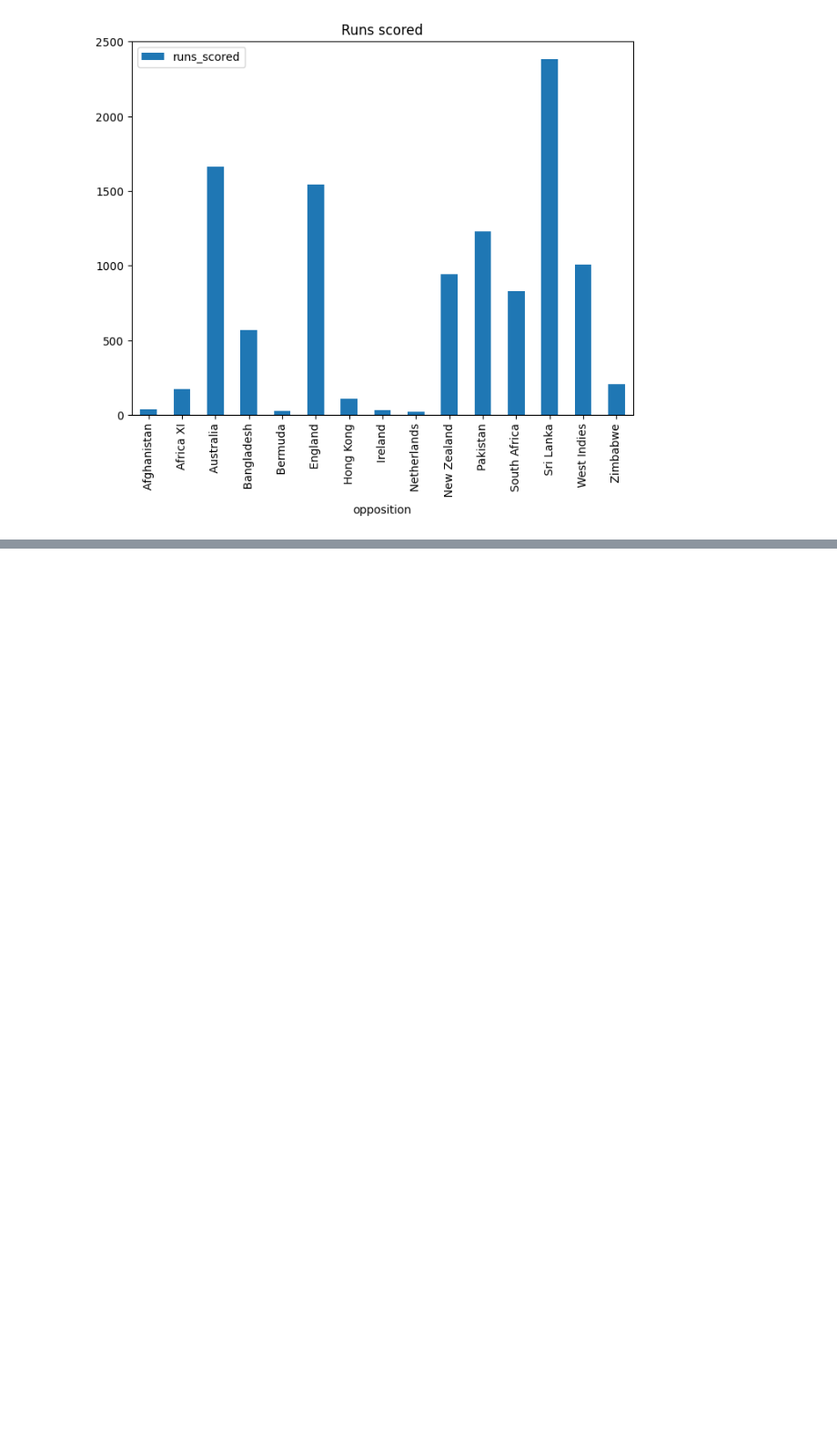
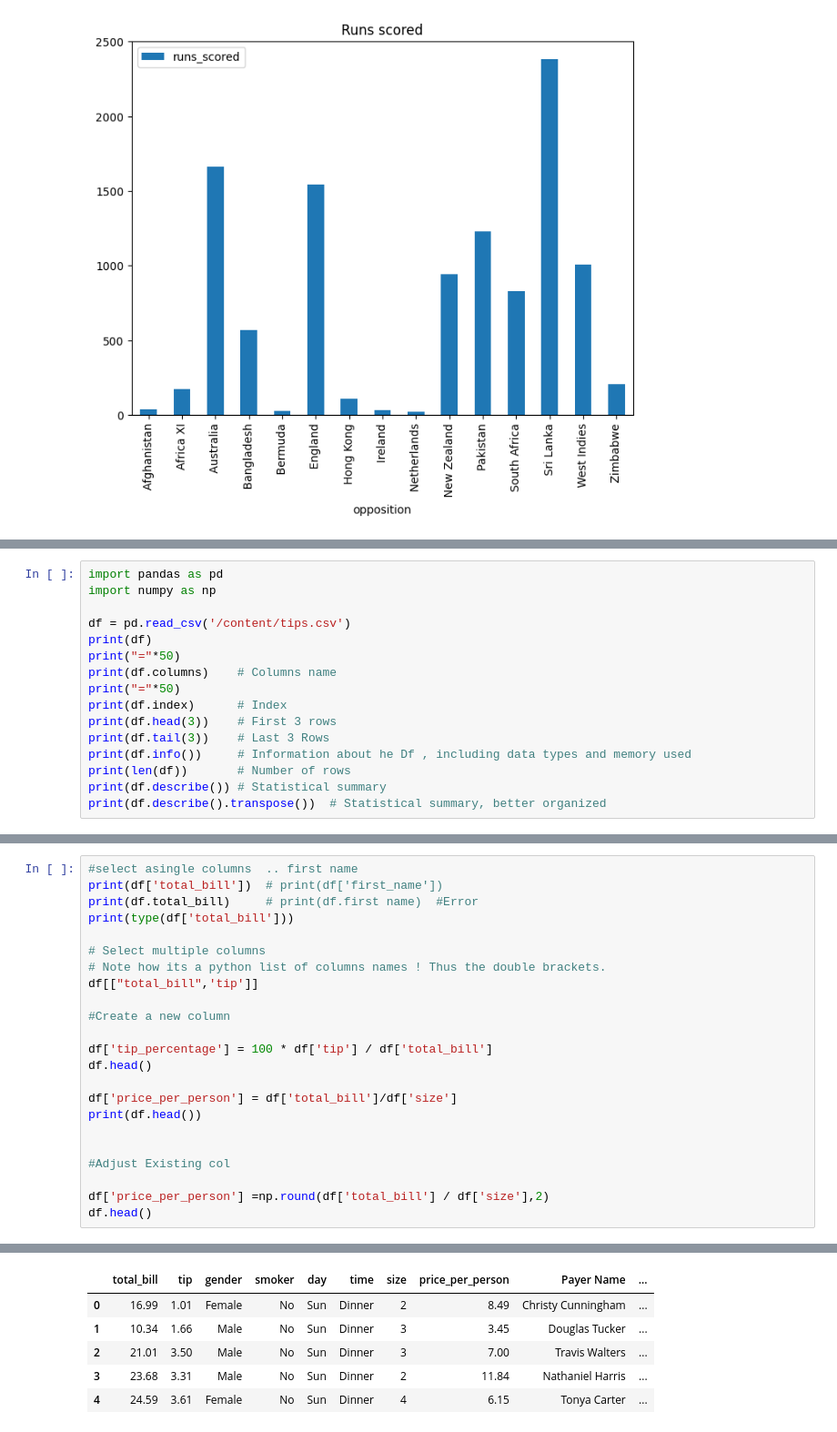
Before and after one commit to abhishekmali9191/Data-Analytics-, a Jupyter notebook: DataAnalytics.ipynb, the cells around one changed output, grey strips where cells are left out. Shown at 91% size. Saved outputs shown, nothing was run; the diff lists cells and outputs as text; blank space fills up the shorter version.

```diff
--- a/DataAnalytics.ipynb
+++ b/DataAnalytics.ipynb
@@ -707,0 +732,16 @@ dtype: float64
+# %%
+import pandas as pd
+import numpy as np
+
+df = pd.read_csv('/content/tips.csv')
+print(df)
+print("="*50)
+print(df.columns)    # Columns name
+print("="*50)
+print(df.index)      # Index
+print(df.head(3))    # First 3 rows
+print(df.tail(3))    # Last 3 Rows
+print(df.info())     # Information about he Df , including data types and memory used
+print(len(df))       # Number of rows
+print(df.describe()) # Statistical summary
+print(df.describe().transpose())  # Statistical summary, better organized
@@ -707,0 +766,24 @@ dtype: float64
+# %%
+#select asingle columns  .. first name
+print(df['total_bill'])  # print(df['first_name'])
+print(df.total_bill)     # print(df.first name)  #Error
+print(type(df['total_bill']))
+
+# Select multiple columns
+# Note how its a python list of columns names ! Thus the double brackets.
+df[["total_bill",'tip']]
+
+#Create a new column
+
+df['tip_percentage'] = 100 * df['tip'] / df['total_bill']
+df.head()
+
+df['price_per_person'] = df['total_bill']/df['size']
+print(df.head())
+
+
+#Adjust Existing col
+
+df['price_per_person'] =np.round(df['total_bill'] / df['size'],2)
+df.head()
+# %% [output]
@@ -707,0 +807,6 @@ dtype: float64
+|  | total_bill | tip | gender | smoker | day | time | size | price_per_person | Payer Name | ... |
+| 0 | 16.99 | 1.01 | Female | No | Sun | Dinner | 2 | 8.49 | Christy Cunningham | ... |
+| 1 | 10.34 | 1.66 | Male | No | Sun | Dinner | 3 | 3.45 | Douglas Tucker | ... |
+| 2 | 21.01 | 3.50 | Male | No | Sun | Dinner | 3 | 7.00 | Travis Walters | ... |
+| 3 | 23.68 | 3.31 | Male | No | Sun | Dinner | 2 | 11.84 | Nathaniel Harris | ... |
+| 4 | 24.59 | 3.61 | Female | No | Sun | Dinner | 4 | 6.15 | Tonya Carter | ... |
```
Also changed, not shown: parts of 34 cells of this notebook.
